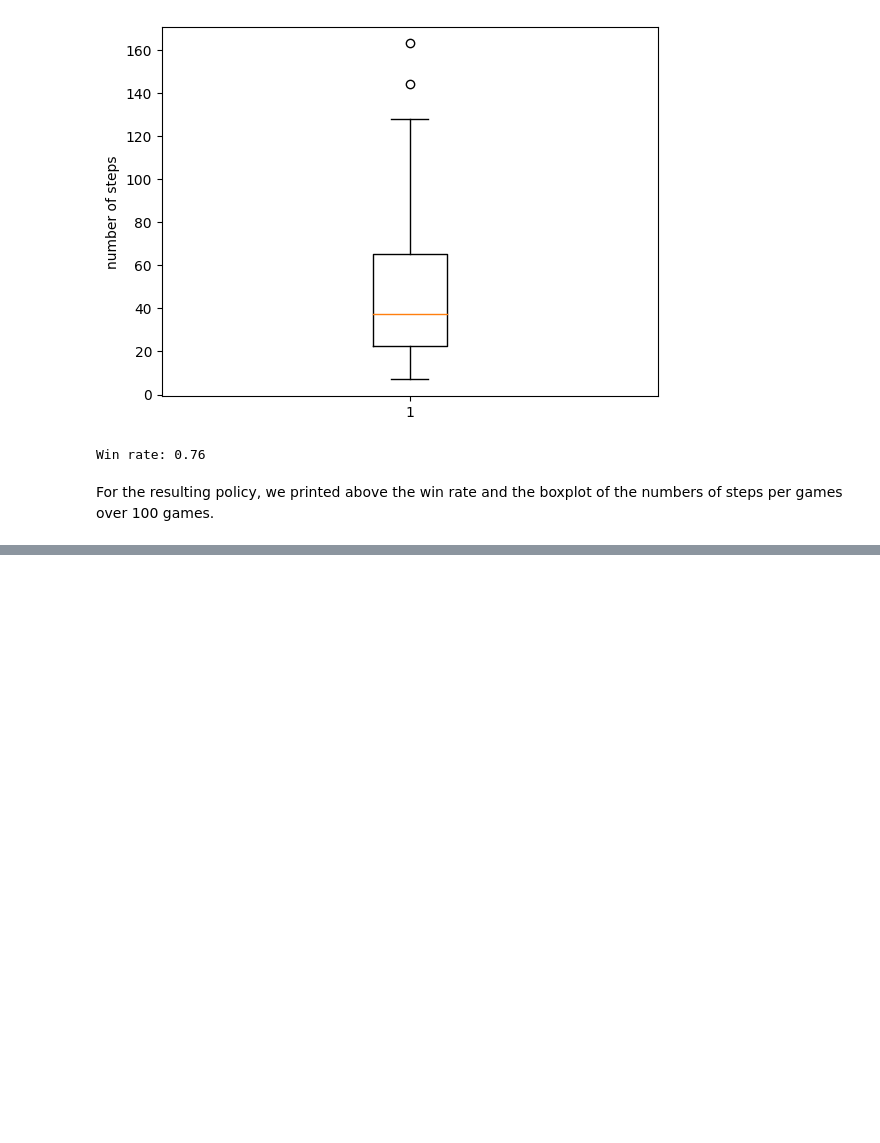
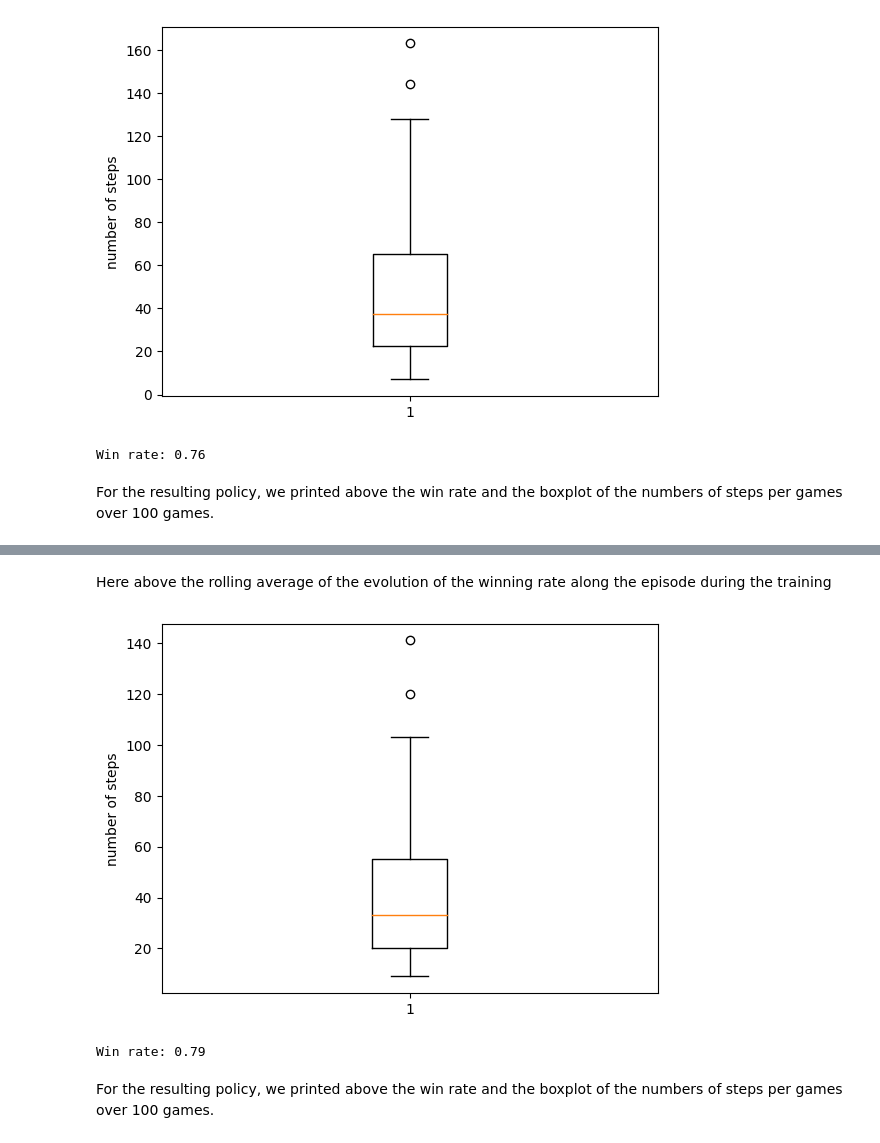
Before and after one commit to ByTaizer/Projet_APST2, a Jupyter notebook: FrozenLakeProject.ipynb, the cells around one changed output, grey strips where cells are left out. Saved outputs shown, nothing was run; the diff lists cells and outputs as text; code cells hidden in the pictures; blank space fills up the shorter version.

```diff
--- a/FrozenLakeProject.ipynb
+++ b/FrozenLakeProject.ipynb
@@ -156,0 +241,9 @@ For the resulting policy, we printed above the win rate and the boxplot of the n
+# %% [markdown]
+Here above the rolling average of the evolution of the winning rate along the episode during the training
+# %%
+sarsa.performance(100);
+# %% [output]
+[figure, added]
+Win rate: 0.79
+# %% [markdown]
+For the resulting policy, we printed above the win rate and the boxplot of the numbers of steps per games over 100 games.
```
Also changed, not shown: parts of 4 cells of this notebook.
